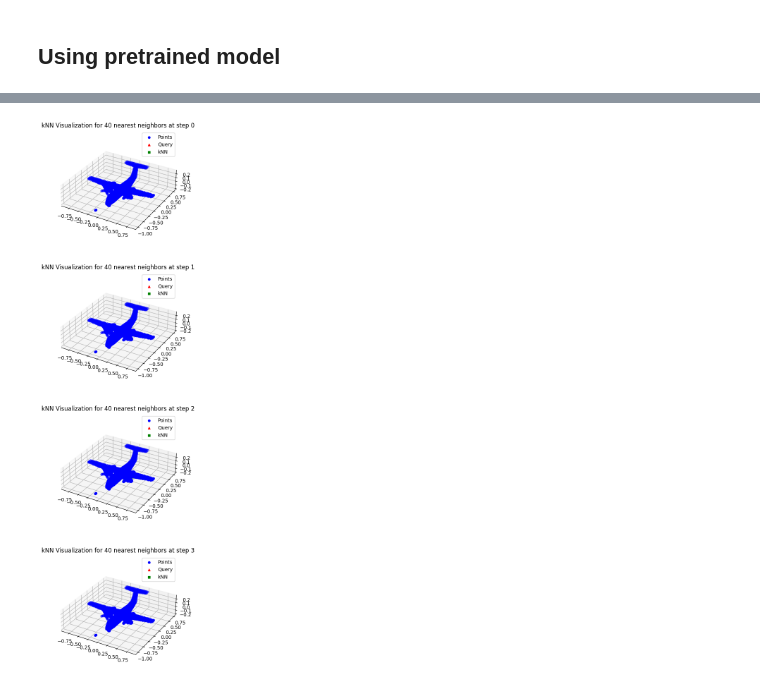
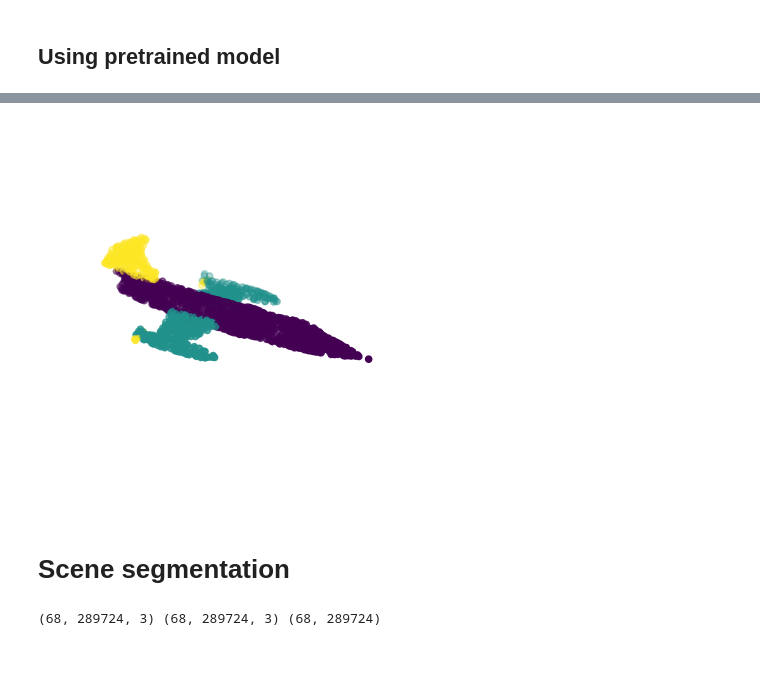
Before and after one commit to matthieuml/DGCNN, a Jupyter notebook: DGCNN.ipynb, the cells around one changed output, grey strips where cells are left out. Drawn from its saved outputs; the diff is of its cells as text; code cells hidden in the pictures; blank space fills up the shorter version.

```diff
--- a/DGCNN.ipynb
+++ b/DGCNN.ipynb
@@ -197,3 +257,13 @@ Test 1, loss: 1.794963, test acc: 0.815640, test avg acc: 0.683779
+# %%
+ind = 4
+fig = plt.figure()
+ax = fig.add_subplot(111, projection='3d')
+ax.scatter(X[ind,:,0], X[ind,:,2], X[ind,:,1], c=y[ind])
+ax.set_aspect('equal', adjustable='box')
+ax.axis('off')
+plt.show()
+# %% [output]
+[figure, added]
 # %%
 model = DGCNN(k=40, emb_dims=1024, dropout=0.5)
 state_dict = torch.load('src/dgcnn/pretrained/model.1024.t7', weights_only=True)
@@ -204,32 +274,10 @@ model = nn.DataParallel(model)
 model.eval()
 device = torch.device('cuda' if torch.cuda.is_available() else 'cpu')
 model = model.to(device)
-# %%
-def plot_knn(model, points, idx, device):
-    X_points = torch.Tensor(points).squeeze().unsqueeze(0).to(device)
-    _, knn_idx = model(X_points.permute(0, 2, 1), return_idx=True)
-
-    X_points = X_points.squeeze().detach().cpu().numpy()
-    nb_step = len(knn_idx)
-    k = knn_idx[0].size(2)
-
-    fig, ax = plt.subplots(ncols=1, nrows=nb_step, figsize=(5, 5*nb_step), subplot_kw=dict(projection='3d'))
-
-    for step, step_knn_idx in enumerate(knn_idx):
-        step_knn_idx = step_knn_idx.squeeze().detach().cpu().numpy()
-        ax[step].scatter(X_points[:, 0], X_points[:, 2], X_points[:, 1], c='b', marker='o', label='Points')
-        ax[step].scatter(X_points[idx, 0], X_points[idx, 2], X_points[idx, 1], c='r', marker='^', label='Query')
-        ax[step].scatter(X_points[step_knn_idx[idx, :k], 0], X_points[step_knn_idx[idx, :k], 2], X_points[step_knn_idx[idx, :k], 1], marker='s', c='g', label='kNN')
-        ax[step].set_title(f'kNN Visualization for {k} nearest neighbors at step {step}')
-        ax[step].set_aspect('equal', adjustable='box')
-        ax[step].legend()
-    plt.legend()
-    plt.show()
-
-#%matplotlib inline
-dataset_idx = 8
-point_idx = 1200
-X_test_ind = X_train[dataset_idx]
-plot_knn(model, X_test_ind, point_idx, device)
-# %% [output]
-[figure, removed]
+# %% [markdown]
+# Scene segmentation
+# %%
+X, color, y = load_data_semseg()
+print(X.shape, color.shape, y.shape)
+# %% [output]
+(68, 289724, 3) (68, 289724, 3) (68, 289724)
```
Also changed, not shown: parts of 13 cells of this notebook, 11 other files.
